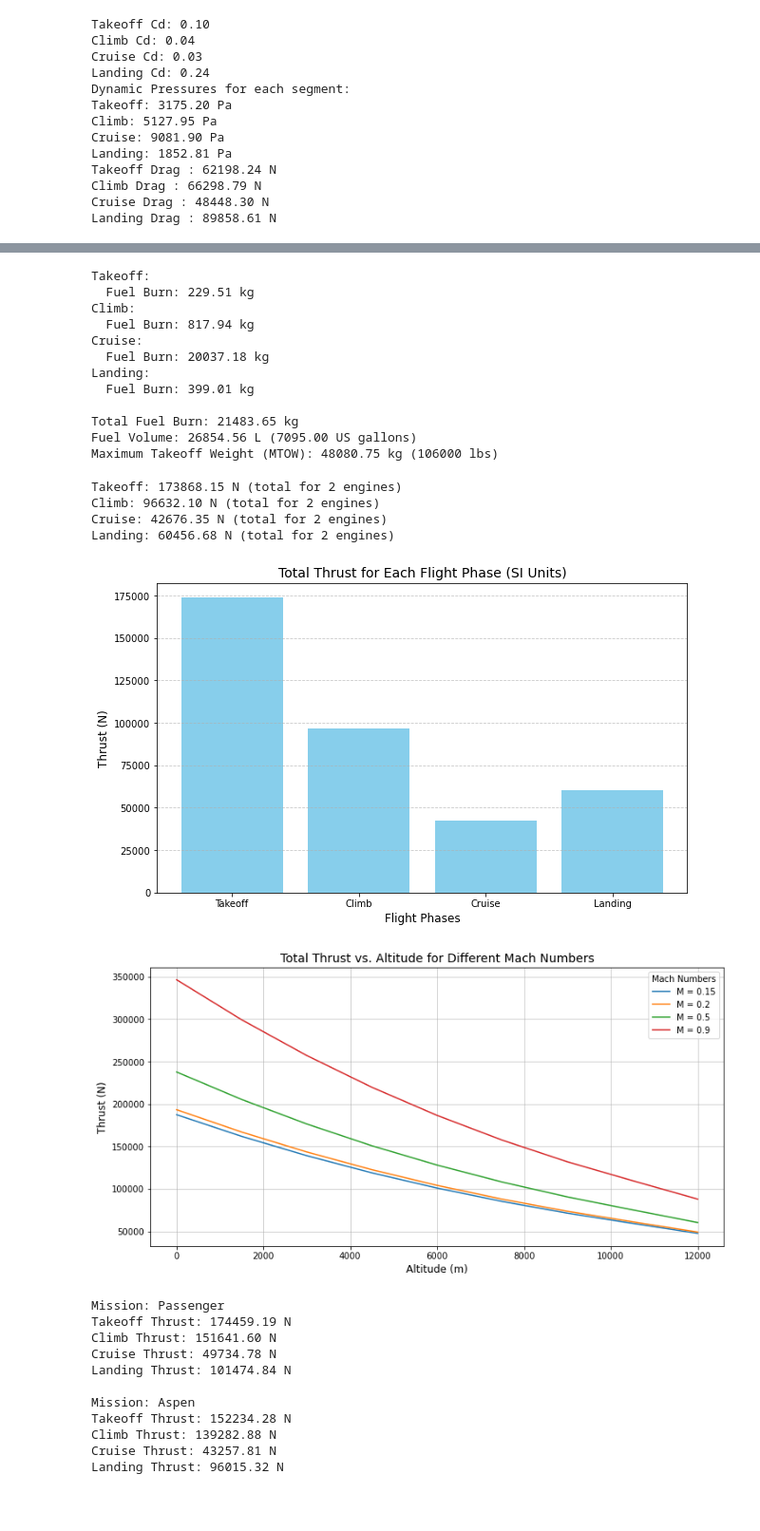
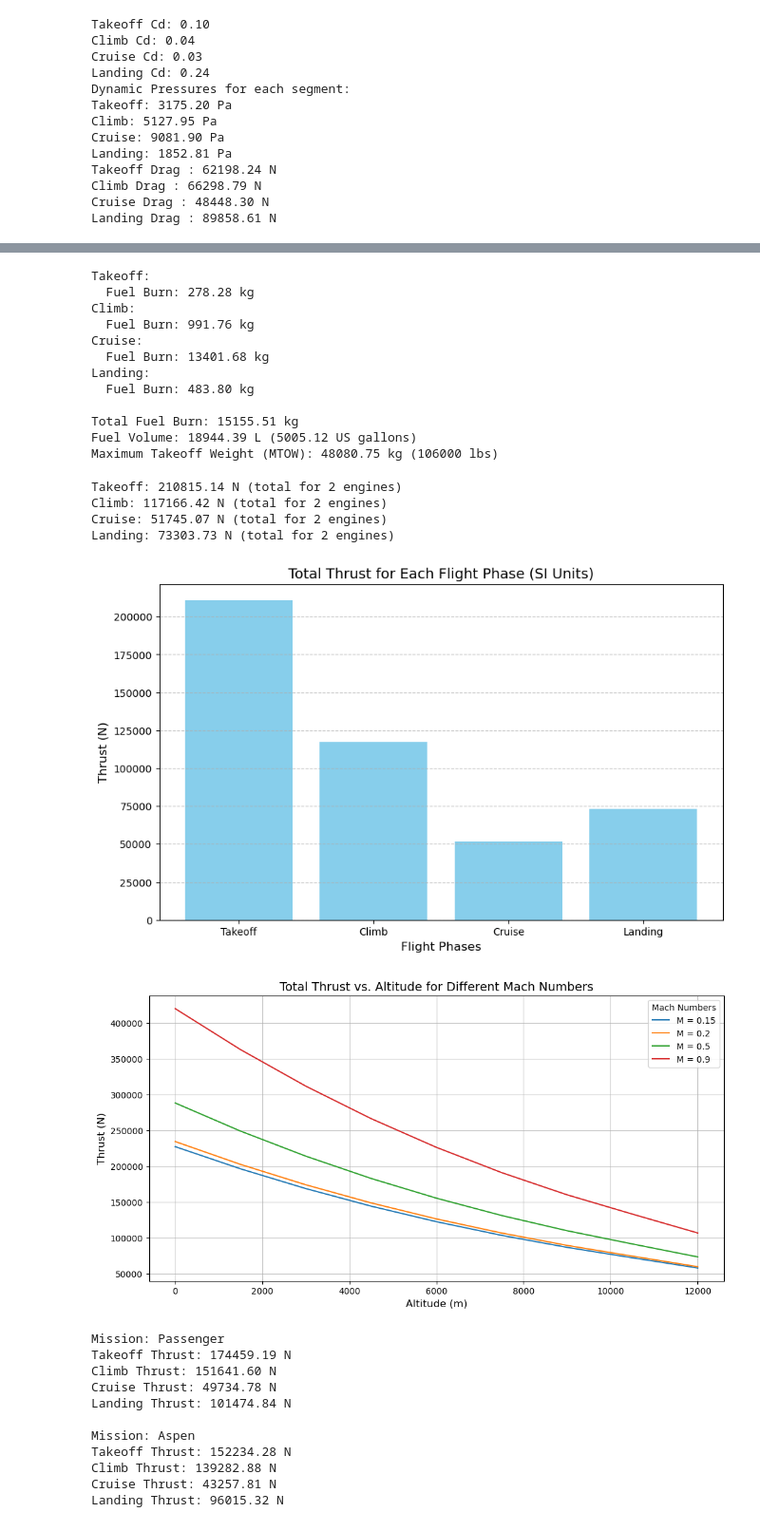
Before and after one commit to AntoineVanHoye/integrated_project, a Jupyter notebook: thrust.ipynb, the cells around one changed output, grey strips where cells are left out. Shown at 95% size. Saved outputs shown, nothing was run; the diff lists cells and outputs as text; code cells hidden in the pictures.

```diff
--- a/thrust.ipynb
+++ b/thrust.ipynb
@@ -215,29 +215,48 @@ Fuel burned during descent: 905.58 kg
 # %%
 import numpy as np
-
+#still iterating
 # Engine & Fuel Parameters
-TSFC_static = 0.000011  # kg/N/s for Rolls Royce Pearl 10x
+TSFC_static = 0.000011  # kg/N/s for PW1521G
 altitude_corrections = [1.0, 0.95, 0.9, 1.0]  # Takeoff, climb, cruise, landing
 mach_corrections = [1.0, 0.9, 0.85, 1.0]  # Takeoff, climb, cruise, landing
 fuel_density = 0.8  # kg/L (Jet-A)
-MTOW_lbs = 106000 # Maximum Takeoff Weight in pounds
+MTOW_lbs = 106000  # Maximum Takeoff Weight in pounds
 MTOW_kg = MTOW_lbs * 0.453592  # Convert to kg
 
-# Corrected Thrust Values per Phase
+# Flight Parameters
 durations = [120, 900, 55795, 600]  # Time in seconds (Takeoff, Climb, Cruise, Landing)
-thrusts = [173868.15, 96632.10,  42676.35, 60456.68]  # Corrected thrust values (N per phase)
+thrusts = [210815.14, 117166.42, 51745.07, 73303.73]  # Corrected thrust values (N per phase)
+cruise_speed = 290  # Cruise speed in m/s (450 knots)
+cruise_range = 7040 * 1852  # Cruise range in meters (7040  nautical miles)
+L_D_ratio = 11  # Lift-to-drag ratio during cruise
 
-def compute_fuel_burn(tsfc, thrusts, durations, altitude_corrections, mach_corrections):
+# Function to compute fuel burn using Breguet equation for cruise
+def compute_fuel_burn(tsfc, thrusts, durations, altitude_corrections, mach_corrections, cruise_speed, cruise_range, L_D_ratio):
     fuel_burn = []
-    for i in range(len(thrusts)):
-        tsfc_corrected = tsfc * altitude_corrections[i] * mach_corrections[i]
-        fuel_rate = tsfc_corrected * thrusts[i]  # kg/s
-        fuel_burn_phase = fuel_rate * durations[i]  # kg
+    initial_weight = MTOW_kg  # Start with MTOW
+
+    for i, phase in enumerate(["Takeoff", "Climb", "Cruise", "Landing"]):
+        if phase == "Cruise":
+            # Use Breguet equation for cruise
+            g = 9.80665  # Gravitational acceleration (m/s²)
+            tsfc_corrected = tsfc * altitude_corrections[i] * mach_corrections[i]
+            exponent = (-cruise_range * g * tsfc_corrected) / (cruise_speed * L_D_ratio)
+            final_weight = initial_weight * np.exp(exponent)
+            fuel_burn_phase = initial_weight - final_weight
+            initial_weight = final_weight  # Update initial weight for next phase
+        else:
+            # Use thrust and duration for other phases
+            tsfc_corrected = tsfc * altitude_corrections[i] * mach_corrections[i]
+            fuel_rate = tsfc_corrected * thrusts[i]  # kg/s
+            fuel_burn_phase = fuel_rate * durations[i]  # kg
+            initial_weight -= fuel_burn_phase  # Update initial weight for next phase
+
         fuel_burn.append(fuel_burn_phase)
+
     return fuel_burn
 
 # Calculate total fuel burn per phase
-fuel_burn_per_phase = compute_fuel_burn(TSFC_static, thrusts, durations, altitude_corrections, mach_corrections)
+fuel_burn_per_phase = compute_fuel_burn(TSFC_static, thrusts, durations, altitude_corrections, mach_corrections, cruise_speed, cruise_range, L_D_ratio)
 total_fuel_burn = sum(fuel_burn_per_phase)
 
 # Convert to fuel volume (liters)
@@ -255,16 +274,16 @@ print(f"Fuel Volume: {fuel_volume_liters:.2f} L ({fuel_volume_gallons:.2f} US ga
 print(f"Maximum Takeoff Weight (MTOW): {MTOW_kg:.2f} kg ({MTOW_lbs} lbs)")
 # %% [output]
 Takeoff:
-  Fuel Burn: 229.51 kg
+  Fuel Burn: 278.28 kg
 Climb:
-  Fuel Burn: 817.94 kg
+  Fuel Burn: 991.76 kg
 Cruise:
-  Fuel Burn: 20037.18 kg
+  Fuel Burn: 13401.68 kg
 Landing:
-  Fuel Burn: 399.01 kg
+  Fuel Burn: 483.80 kg
 
-Total Fuel Burn: 21483.65 kg
-Fuel Volume: 26854.56 L (7095.00 US gallons)
+Total Fuel Burn: 15155.51 kg
+Fuel Volume: 18944.39 L (5005.12 US gallons)
 Maximum Takeoff Weight (MTOW): 48080.75 kg (106000 lbs)
 # %%
 import math
@@ -324,7 +343,7 @@ flight_phases = {
 }
 
 # Constants
-F0 = 80000 # Sea level thrust per engine in N
+F0 = 97000 # Sea level thrust per engine in N
 num_engines = 2  # Number of engines
 
 # Calculate thrust for each phase
@@ -342,39 +361,39 @@ for phase, params in flight_phases.items():
     phases.append(phase)
     print(f"{phase}: {total_thrust:.2f} N (total for {num_engines} engines)")
 
 #  Bar plot for thrust in each phase
 plt.figure(figsize=(10, 6))
 plt.bar(phases, thrust_results, color='skyblue')
 plt.title("Total Thrust for Each Flight Phase (SI Units)", fontsize=14)
 plt.ylabel("Thrust (N)", fontsize=12)
 plt.xlabel("Flight Phases", fontsize=12)
 plt.grid(axis='y', linestyle='--', alpha=0.7)
 plt.show()
 
 #  Thrust vs. Altitude and Mach Number
 altitudes = range(0, 12500, 1500)  # Altitudes from 0 to 12,500 m
 mach_numbers = [0.15, 0.2, 0.5, 0.9]  #  (Landing, Takeoff, Climb, Cruise)
 
 plt.figure(figsize=(12, 6))
 for M in mach_numbers:
     thrusts = [
         high_bypass_turbofan_thrust(F0, 1.0, H, M, 0) * num_engines for H in altitudes
     ]
     plt.plot(altitudes, thrusts, label=f"M = {M}")
 
 plt.title("Total Thrust vs. Altitude for Different Mach Numbers", fontsize=14)
 plt.ylabel("Thrust (N)", fontsize=12)
 plt.xlabel("Altitude (m)", fontsize=12)
 plt.legend(title="Mach Numbers", fontsize=10)
 plt.grid(alpha=0.7)
 plt.show()
 # %% [output]
-Takeoff: 173868.15 N (total for 2 engines)
-Climb: 96632.10 N (total for 2 engines)
-Cruise: 42676.35 N (total for 2 engines)
-Landing: 60456.68 N (total for 2 engines)
+Takeoff: 210815.14 N (total for 2 engines)
+Climb: 117166.42 N (total for 2 engines)
+Cruise: 51745.07 N (total for 2 engines)
+Landing: 73303.73 N (total for 2 engines)
-[figure, old version]
+[figure, new version]
-[figure, old version]
+[figure, new version]
 # %%
 import matplotlib.pyplot as plt
 import math
```
Also changed, not shown: parts of 2 cells of this notebook.
